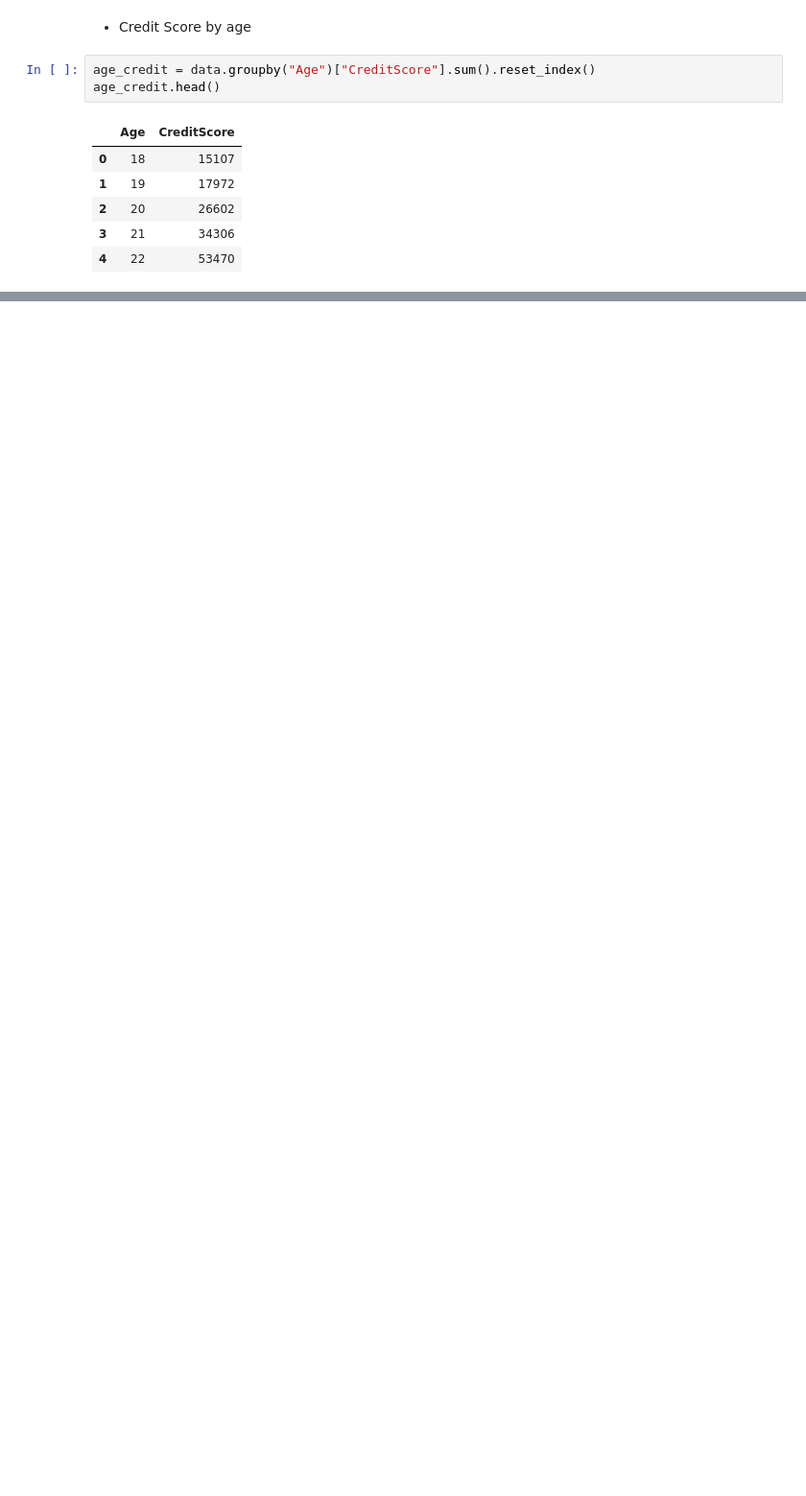
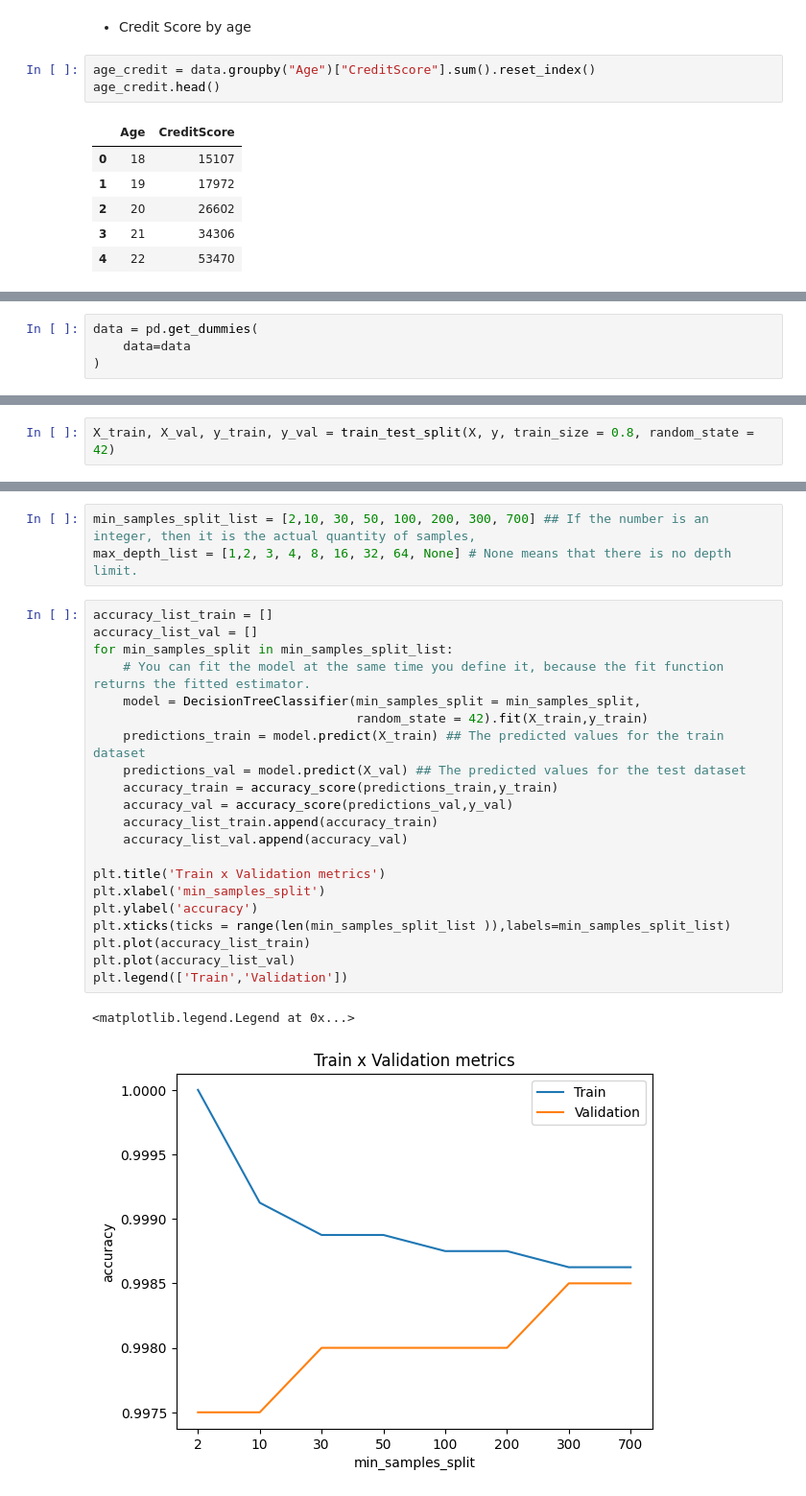
Before and after one commit to Henamen21/Bank_Customer_Churn_Prediction---ML, a Jupyter notebook: predictor.ipynb, the cells around one changed output, grey strips where cells are left out. Shown: that part at 96% size. Drawn from its saved outputs; the diff is of its cells as text; blank space fills up the shorter version.

Commit message:
decision added

```diff
--- a/predictor.ipynb
+++ b/predictor.ipynb
@@ -404,0 +329,4 @@ sns.barplot(
+# %%
+data = pd.get_dummies(
+    data=data
+)
@@ -404,0 +352,2 @@ sns.barplot(
+# %%
+X_train, X_val, y_train, y_val = train_test_split(X, y, train_size = 0.8, random_state = 42)
@@ -404,0 +378,27 @@ sns.barplot(
+# %%
+min_samples_split_list = [2,10, 30, 50, 100, 200, 300, 700] ## If the number is an integer, then it is the actual quantity of samples,
+max_depth_list = [1,2, 3, 4, 8, 16, 32, 64, None] # None means that there is no depth limit.
+# %%
+accuracy_list_train = []
+accuracy_list_val = []
+for min_samples_split in min_samples_split_list:
+    # You can fit the model at the same time you define it, because the fit function returns the fitted estimator.
+    model = DecisionTreeClassifier(min_samples_split = min_samples_split,
+                                   random_state = 42).fit(X_train,y_train)
+    predictions_train = model.predict(X_train) ## The predicted values for the train dataset
+    predictions_val = model.predict(X_val) ## The predicted values for the test dataset
+    accuracy_train = accuracy_score(predictions_train,y_train)
+    accuracy_val = accuracy_score(predictions_val,y_val)
+    accuracy_list_train.append(accuracy_train)
+    accuracy_list_val.append(accuracy_val)
+
+plt.title('Train x Validation metrics')
+plt.xlabel('min_samples_split')
+plt.ylabel('accuracy')
+plt.xticks(ticks = range(len(min_samples_split_list )),labels=min_samples_split_list)
+plt.plot(accuracy_list_train)
+plt.plot(accuracy_list_val)
+plt.legend(['Train','Validation'])
+# %% [output]
+<matplotlib.legend.Legend at 0x...>
+[figure, added]
```
Also changed, not shown: parts of 70 cells of this notebook.
